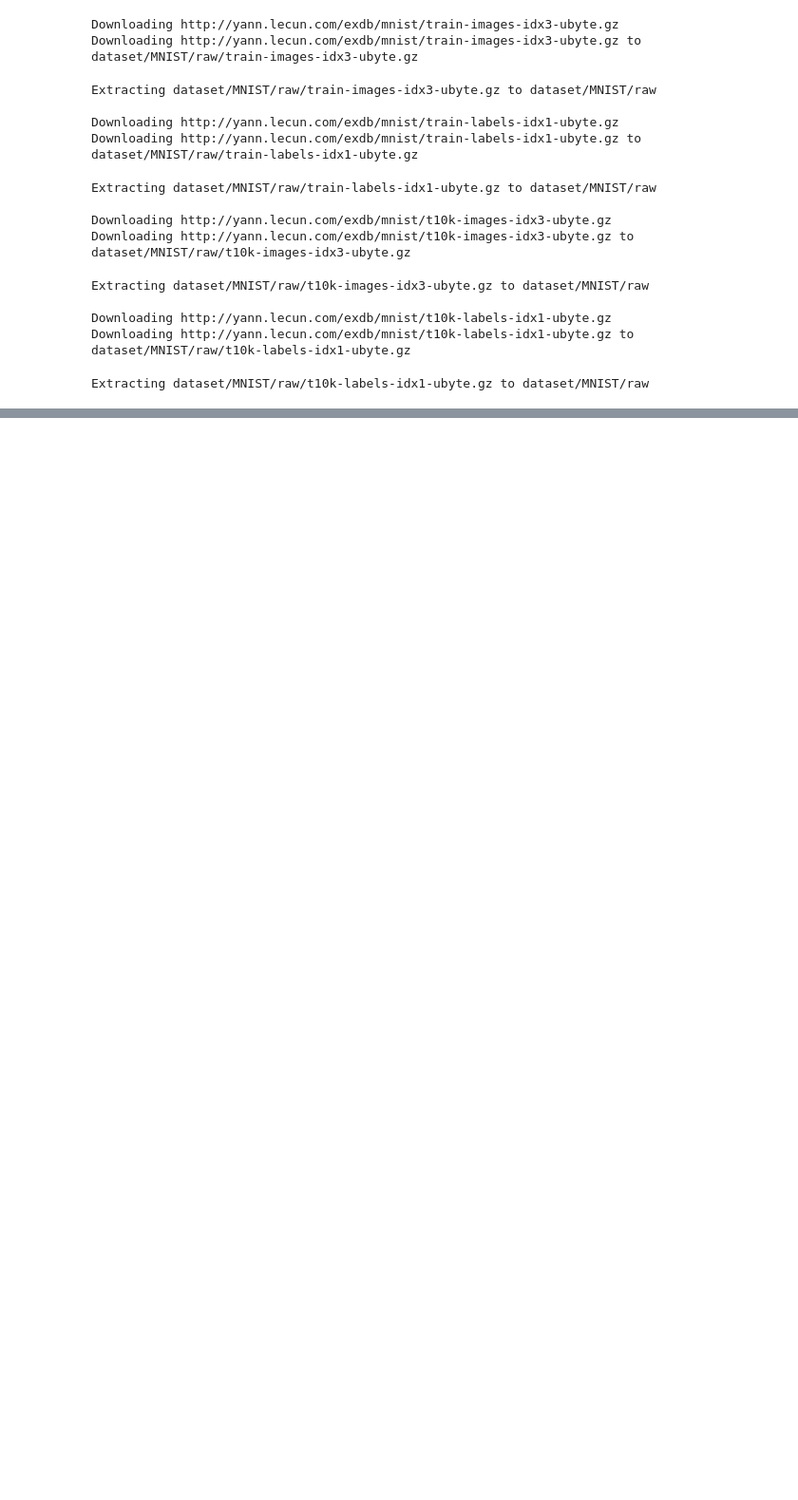
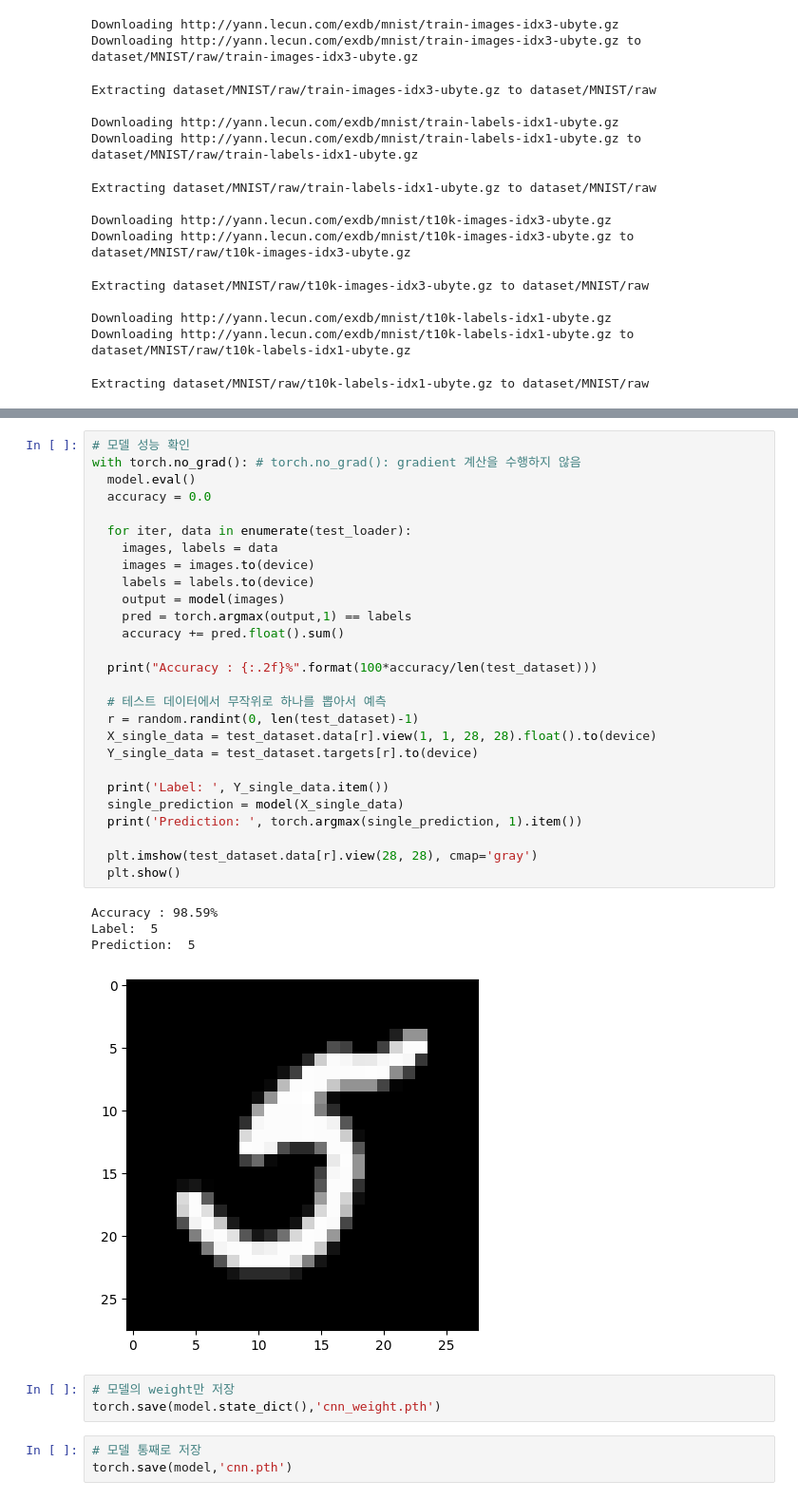
Before and after one commit to hongsockjin/1036, a Jupyter notebook: Untitled0.ipynb, the cells around one changed output, grey strips where cells are left out. Shown: that part at 95% size. Cells and saved outputs as stored; diff of their text form; blank space fills up the shorter version.

```diff
--- a/Untitled0.ipynb
+++ b/Untitled0.ipynb
@@ -58,0 +167,38 @@ Extracting dataset/MNIST/raw/t10k-labels-idx1-ubyte.gz to dataset/MNIST/raw
+# %%
+# 모델 성능 확인
+with torch.no_grad(): # torch.no_grad(): gradient 계산을 수행하지 않음
+  model.eval()
+  accuracy = 0.0
+
+  for iter, data in enumerate(test_loader):
+    images, labels = data
+    images = images.to(device)
+    labels = labels.to(device)
+    output = model(images)
+    pred = torch.argmax(output,1) == labels
+    accuracy += pred.float().sum()
+
+  print("Accuracy : {:.2f}%".format(100*accuracy/len(test_dataset)))
+
+  # 테스트 데이터에서 무작위로 하나를 뽑아서 예측
+  r = random.randint(0, len(test_dataset)-1)
+  X_single_data = test_dataset.data[r].view(1, 1, 28, 28).float().to(device)
+  Y_single_data = test_dataset.targets[r].to(device)
+
+  print('Label: ', Y_single_data.item())
+  single_prediction = model(X_single_data)
+  print('Prediction: ', torch.argmax(single_prediction, 1).item())
+
+  plt.imshow(test_dataset.data[r].view(28, 28), cmap='gray')
+  plt.show()
+# %% [output]
+Accuracy : 98.59%
+Label:  5
+Prediction:  5
+[figure, added]
+# %%
+# 모델의 weight만 저장
+torch.save(model.state_dict(),'cnn_weight.pth')
+# %%
+# 모델 통째로 저장
+torch.save(model,'cnn.pth')
```
Also changed, not shown: parts of 4 cells of this notebook.
